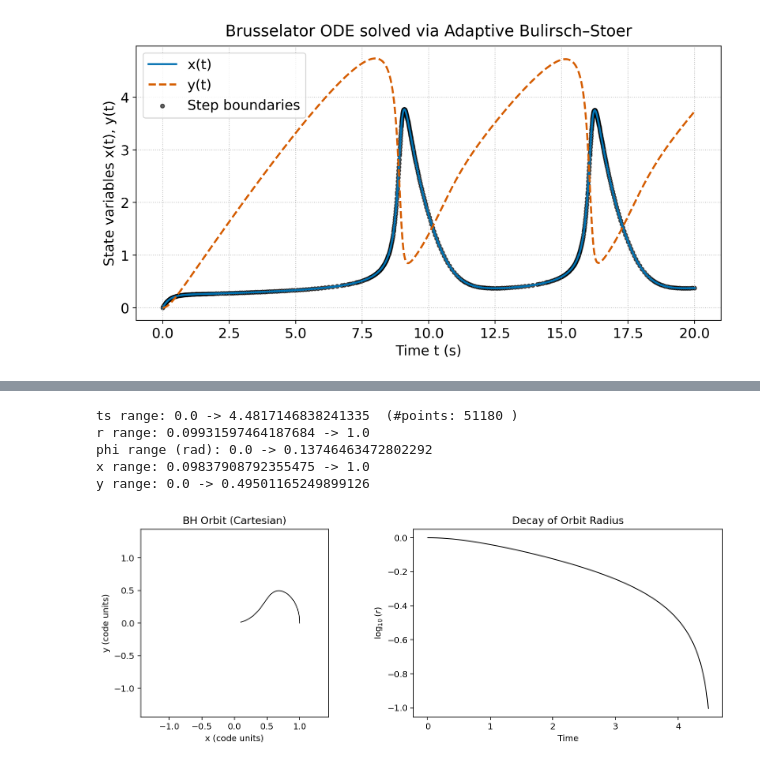
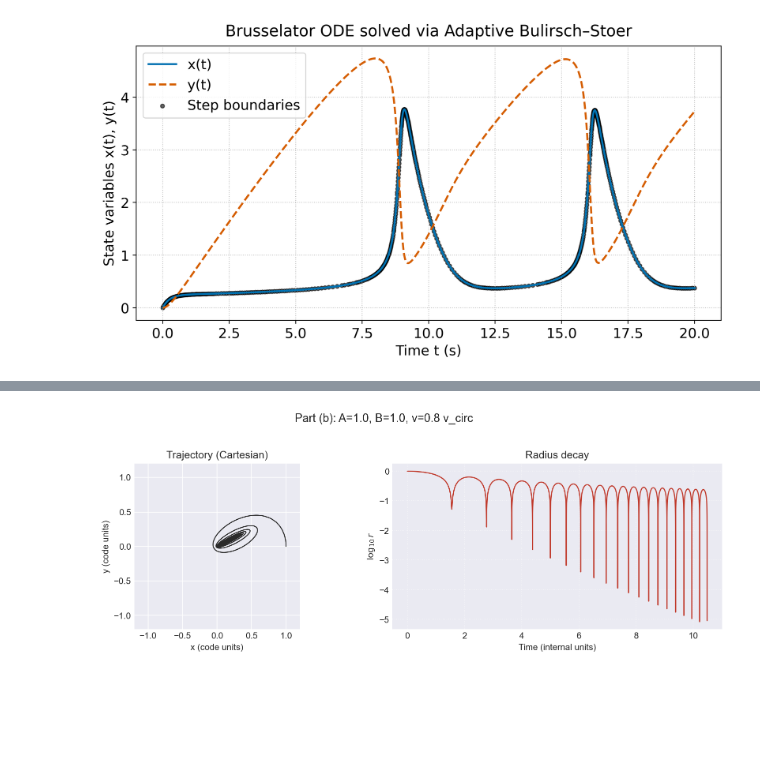
Before and after one commit to chrissellgrenbackup/computational-physics, a Jupyter notebook: hw4/hw4.ipynb, the cells around one changed output, grey strips where cells are left out. Drawn from its saved outputs; the diff is of its cells as text; code cells hidden in the pictures; blank space fills up the shorter version.

```diff
--- a/hw4/hw4.ipynb
+++ b/hw4/hw4.ipynb
@@ -710,57 +349,18 @@ y range: 0.0 -> 0.0011310997351174565
 # %%
-# compute circular speed and a longer t_final
-r0 = 1.0
-v_circ = np.sqrt(G * M / r0)   # should be 1.0 in your units
-v0 = 0.8 * v_circ
-y0 = np.array([r0, 0.0, 0.0, v0])   # polar-state format your code expects
-# integrate for ~5-10 orbits: P ~ 2*pi*(a)^(3/2) ~ 2*pi
-t_final = 6.28 * 8   # ~8 orbits
+# Cell 7: part (b)
+def part_b_orbit_with_AB(A=1.0, B=1.0, v_frac_of_circ=0.8, t_final=200.0, delta=1e-6, show_plot=True):
+    r0 = 1.0
+    v_circ = np.sqrt(G*M / r0)
+    v0 = v_frac_of_circ * v_circ
+    y0 = np.array([r0, 0.0, 0.0, v0])
+    ts, ys = integrate_orbit(y0, t0=0.0, h_init=1e-3, t_final=t_final, delta=delta,
+                             A=A, B=B, r_stop=r_schw, print_steps=False)
+    if show_plot:
+        plot_bh_orbit(ts, ys, title=f"Part (b): A={A}, B={B}, v={v_frac_of_circ} v_circ")
+    return ts, ys
 
-ts, ys = integrate_orbit(y0, t0=0.0, h_init=1e-3, t_final=t_final, delta=1e-6, A=1.0, B=1.0, r_stop=r_schw, print_steps=False)
-# then run the plotting block above
-
-# diagnostic prints
-print("ts range:", ts[0], "->", ts[-1], " (#points:", len(ts), ")")
-print("r range:", np.min(ys[:,0]), "->", np.max(ys[:,0]))
-print("phi range (rad):", ys[0,1], "->", ys[-1,1])
-
-# convert polar -> cartesian
-r = ys[:,0]
-phi = ys[:,1]
-x = r * np.cos(phi)
-y = r * np.sin(phi)
-
-# inspect x,y ranges
-print("x range:", np.min(x), "->", np.max(x))
-print("y range:", np.min(y), "->", np.max(y))
-
-# decide sensible plot limits (centered around origin)
-max_extent = max(np.max(np.abs(x)), np.max(np.abs(y)), 1.2)
-lim = 1.2 * max_extent
-
-fig, axes = plt.subplots(1,2, figsize=(11,4), dpi=140)
-ax0, ax1 = axes
-
-ax0.plot(x, y, color='k', lw=0.9)
-ax0.set_aspect('equal', 'box')
-ax0.set_xlim(-lim, lim)
-ax0.set_ylim(-lim, lim)
-ax0.set_xlabel('x (code units)')
-ax0.set_ylabel('y (code units)')
-ax0.set_title('BH Orbit (Cartesian)')
-
-ax1.plot(ts, np.log10(r), color='k', lw=1.0)
-ax1.set_xlabel('Time')
-ax1.set_ylabel(r'$\log_{10}(r)$')
-ax1.set_title('Decay of Orbit Radius')
-
-plt.tight_layout()
-plt.show()
+# Quick run (uncomment to execute)
+ts_b, ys_b = part_b_orbit_with_AB(A=1.0, B=1.0, v_frac_of_circ=0.8, t_final=200.0)
 # %% [output]
-ts range: 0.0 -> 4.4817146838241335  (#points: 51180 )
-r range: 0.09931597464187684 -> 1.0
-phi range (rad): 0.0 -> 0.13746463472802292
-x range: 0.09837908792355475 -> 1.0
-y range: 0.0 -> 0.49501165249899126
-[figure, old version]
+[figure, new version]
 # %%
```
Also changed, not shown: parts of 9 cells of this notebook.
